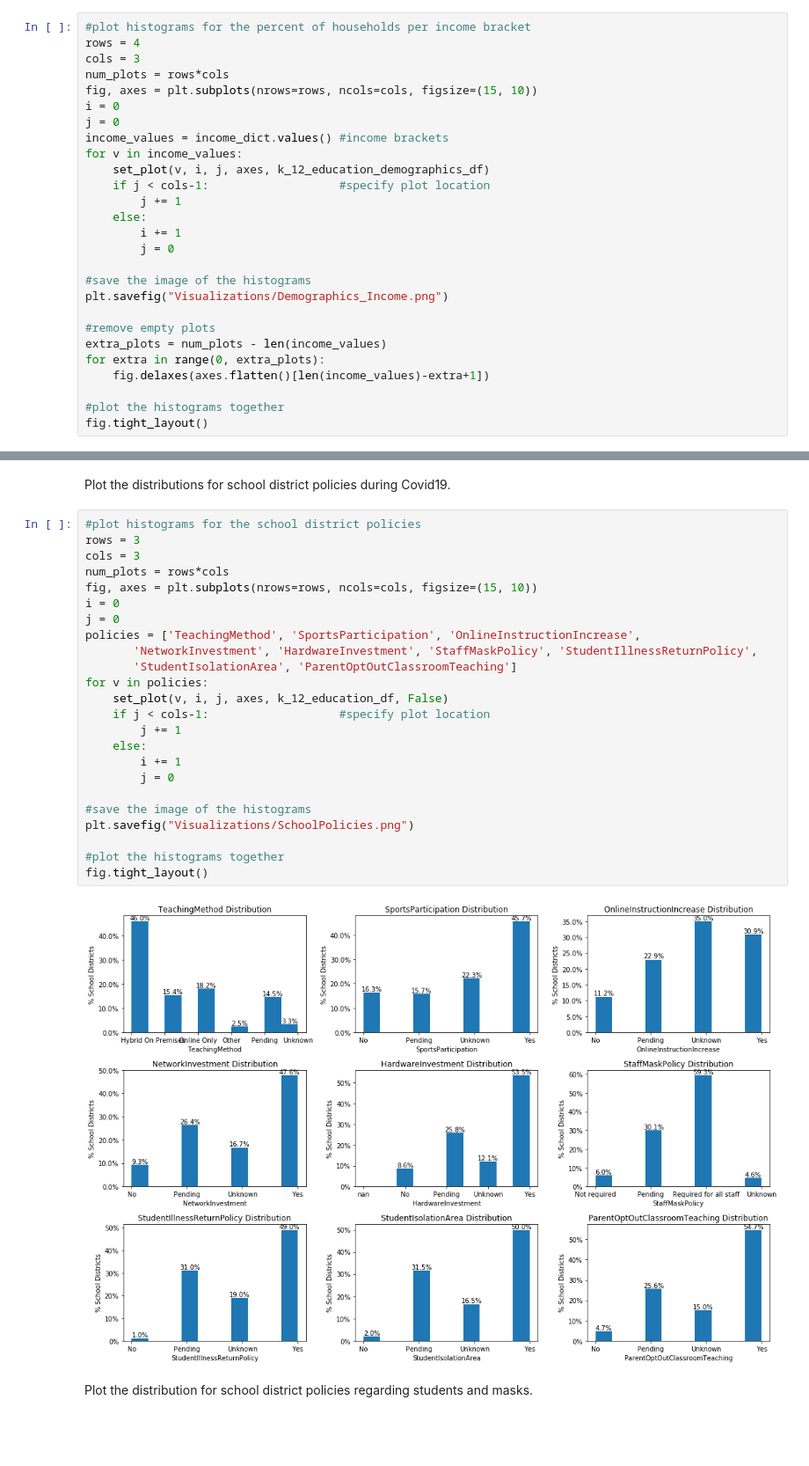
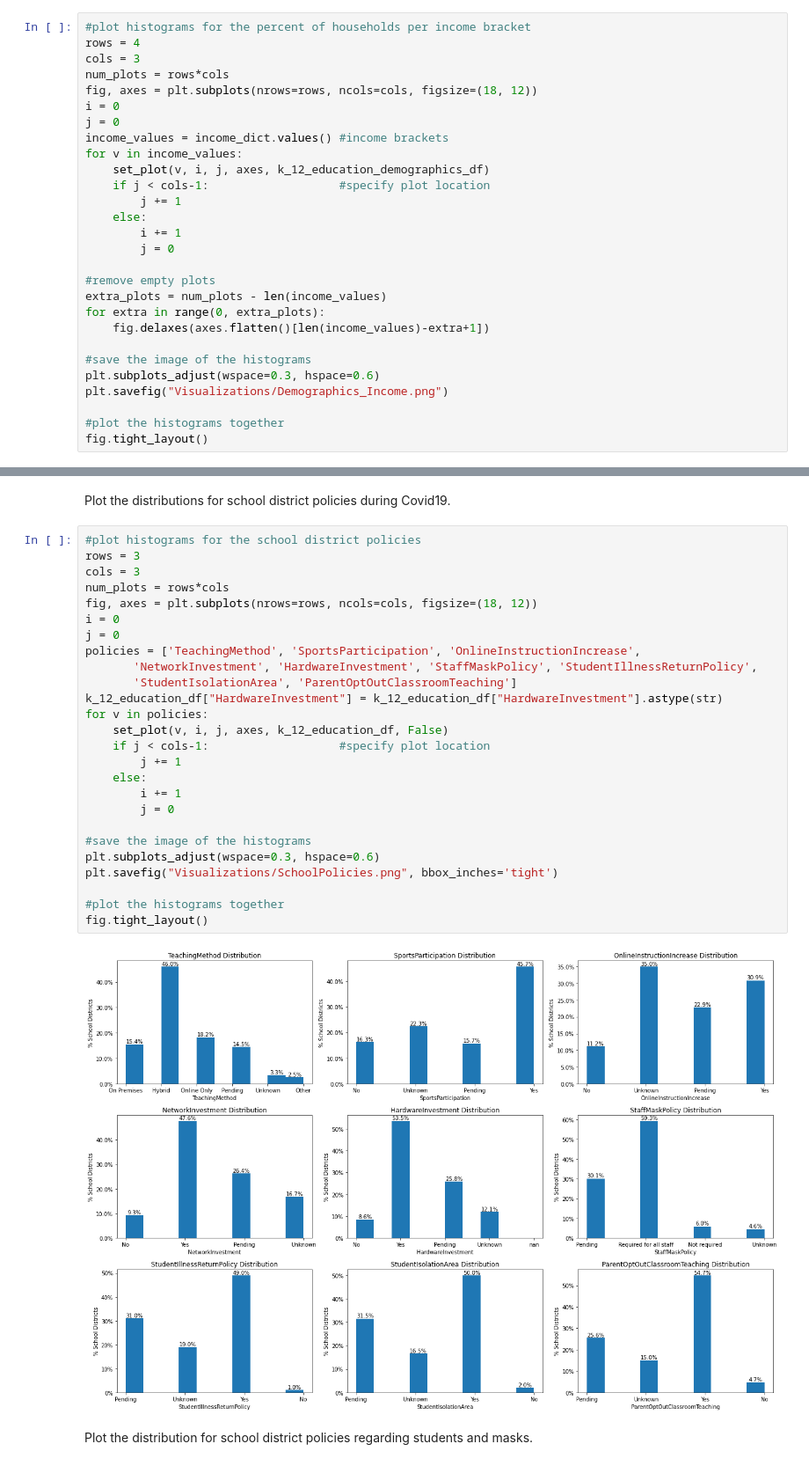
Before and after one commit to NalaniKai/data-512-final, a Jupyter notebook: Covid19ImpactOnEducation.ipynb, the cells around one changed output, grey strips where cells are left out. Shown at 88% size. Saved outputs shown, nothing was run; the diff lists cells and outputs as text; blank space fills up the shorter version.

Commit message:
fixed plot overlaps for saved figures

```diff
--- a/Covid19ImpactOnEducation.ipynb
+++ b/Covid19ImpactOnEducation.ipynb
@@ -482,7 +486,7 @@ Plot the distributions for the percent of households per income bracket across t
 rows = 4
 cols = 3
 num_plots = rows*cols
-fig, axes = plt.subplots(nrows=rows, ncols=cols, figsize=(15, 10))
+fig, axes = plt.subplots(nrows=rows, ncols=cols, figsize=(18, 12))
 i = 0
 j = 0
 income_values = income_dict.values() #income brackets
@@ -494,14 +498,15 @@ for v in income_values:
         i += 1
         j = 0
 
-#save the image of the histograms
-plt.savefig("Visualizations/Demographics_Income.png")
-
 #remove empty plots
 extra_plots = num_plots - len(income_values)
 for extra in range(0, extra_plots):
     fig.delaxes(axes.flatten()[len(income_values)-extra+1])
 
+#save the image of the histograms
+plt.subplots_adjust(wspace=0.3, hspace=0.6)
+plt.savefig("Visualizations/Demographics_Income.png")
+
 #plot the histograms together
 fig.tight_layout()
 # %% [output]
@@ -572,29 +577,31 @@ Plot the distributions for school district policies during Covid19.
 # %%
 #plot histograms for the school district policies
 rows = 3
 cols = 3
 num_plots = rows*cols
-fig, axes = plt.subplots(nrows=rows, ncols=cols, figsize=(15, 10))
+fig, axes = plt.subplots(nrows=rows, ncols=cols, figsize=(18, 12))
 i = 0
 j = 0
 policies = ['TeachingMethod', 'SportsParticipation', 'OnlineInstructionIncrease',
        'NetworkInvestment', 'HardwareInvestment', 'StaffMaskPolicy', 'StudentIllnessReturnPolicy',
        'StudentIsolationArea', 'ParentOptOutClassroomTeaching']
+k_12_education_df["HardwareInvestment"] = k_12_education_df["HardwareInvestment"].astype(str)
 for v in policies:
     set_plot(v, i, j, axes, k_12_education_df, False)
     if j < cols-1:                   #specify plot location
         j += 1
     else:
         i += 1
         j = 0
 
 #save the image of the histograms
-plt.savefig("Visualizations/SchoolPolicies.png")
+plt.subplots_adjust(wspace=0.3, hspace=0.6)
+plt.savefig("Visualizations/SchoolPolicies.png", bbox_inches='tight')
 
 #plot the histograms together
 fig.tight_layout()
 # %% [output]
-[figure, old version]
+[figure, new version]
 # %% [markdown]
 Plot the distribution for school district policies regarding students and masks.
 # %%
```
Also changed, not shown: parts of 10 cells of this notebook, 9 other files.
